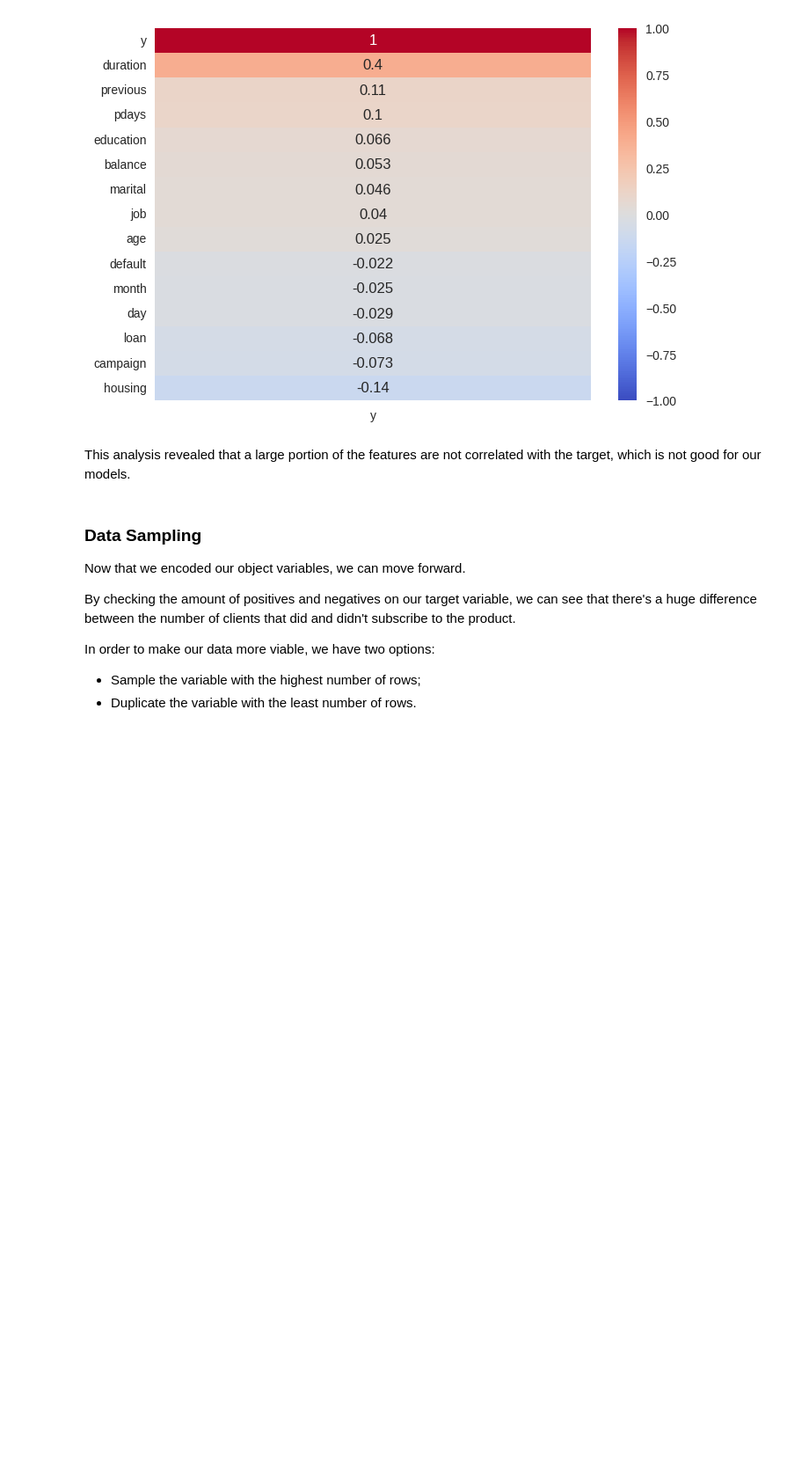
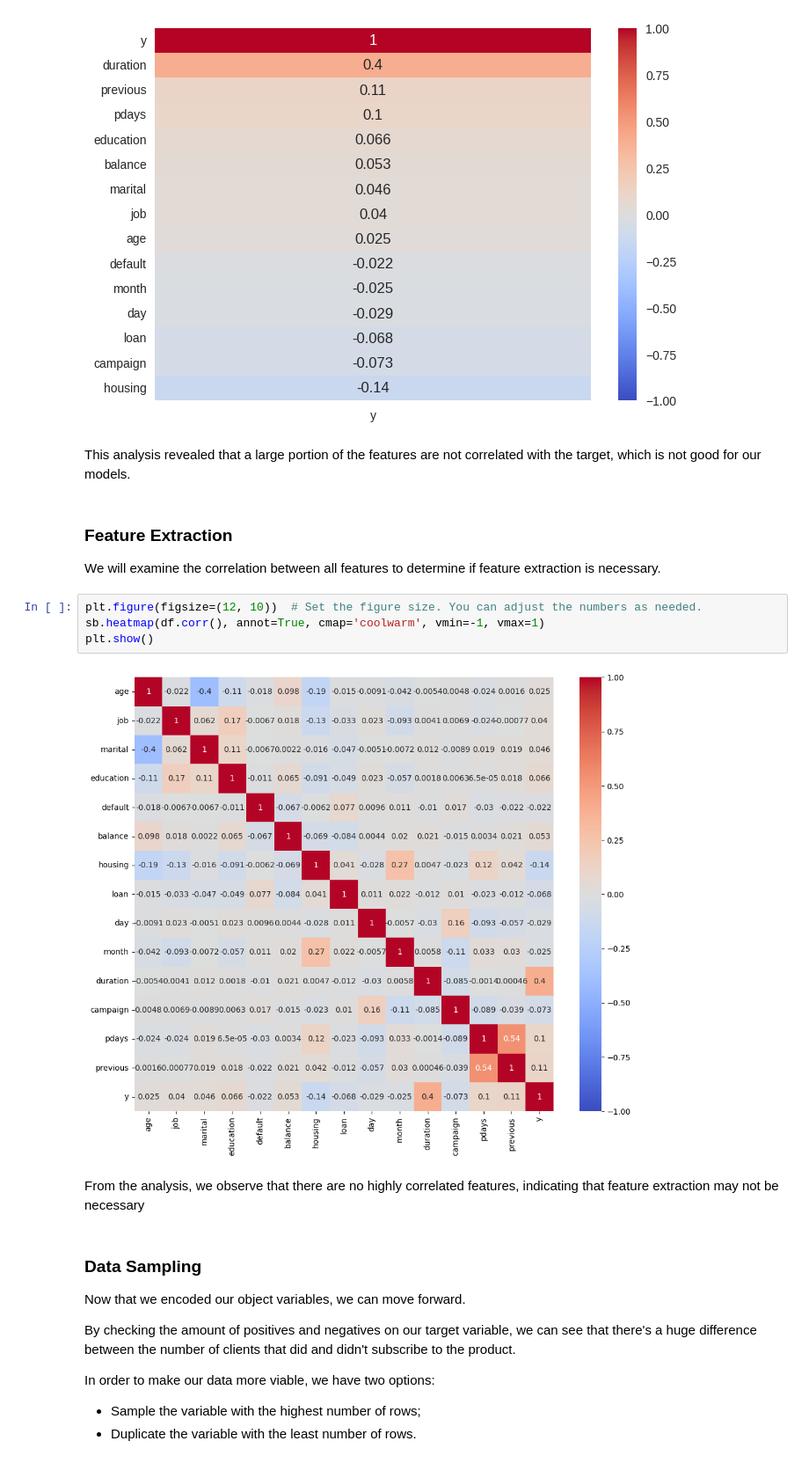
Before and after one commit to goncalo2k/FEUP-BANKRUPT, a Jupyter notebook: src/Bankrupt.ipynb, the cells around one changed output. Shown: that part at 88% size. Cells and saved outputs as stored; diff of their text form; blank space fills up the shorter version.

```diff
--- a/src/Bankrupt.ipynb
+++ b/src/Bankrupt.ipynb
@@ -196,6 +194,18 @@ sb.heatmap(list_corr.sort_values(by='y', ascending=False), annot=True, cmap='coo
 [figure]
 # %% [markdown]
 This analysis revealed that a large portion of the features are not correlated with the target, which is not good for our models.
+# %% [markdown]
+### Feature Extraction
+
+We will examine the correlation between all features to determine if feature extraction is necessary.
+# %%
+plt.figure(figsize=(12, 10))  # Set the figure size. You can adjust the numbers as needed.
+sb.heatmap(df.corr(), annot=True, cmap='coolwarm', vmin=-1, vmax=1)
+plt.show()
+# %% [output]
+[figure, added]
+# %% [markdown]
+From the analysis, we observe that there are no highly correlated features, indicating that feature extraction may not be necessary
 # %% [markdown]
 ### Data Sampling
 
```
Also changed, not shown: parts of 1 cell of this notebook, 2 other files.
